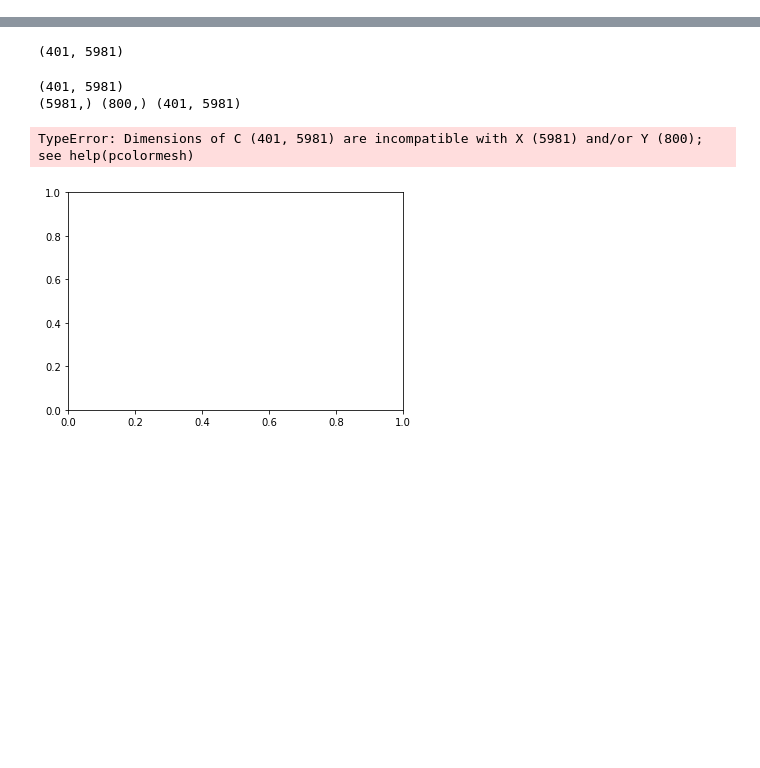
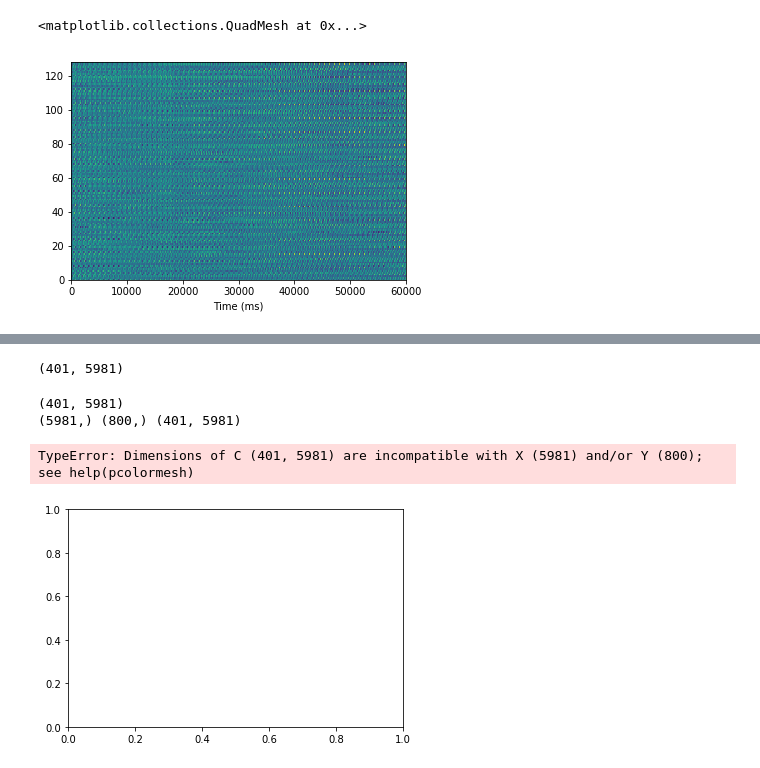
Before and after one commit to Andrew-Mackay/Adapting-the-WaveNet-Deep-Learning-Model-for-RADAR-Classification, a Jupyter notebook: notebooks/spectrogram_test.ipynb, the cells around one changed output, grey strips where cells are left out. Saved outputs shown, nothing was run; the diff lists cells and outputs as text; code cells hidden in the pictures; blank space fills up the shorter version.

```diff
--- a/notebooks/spectrogram_test.ipynb
+++ b/notebooks/spectrogram_test.ipynb
@@ -25,5 +33,11 @@ data = df.iloc[4:]
 data = data.apply(convert_to_complex, axis=1)
 data = data.values
 # %%
+# Reshape into chirps over time
 data_time = np.reshape(data, (int(number_of_time_samples), int(number_of_chirps)))
+plt.xlabel("Time (ms)")
+plt.pcolormesh((np.abs(data_time)))
+# %% [output]
+<matplotlib.collections.QuadMesh at 0x...>
+[figure, added]
 # %%
```
Also changed, not shown: parts of 32 cells of this notebook, 1 other file.
